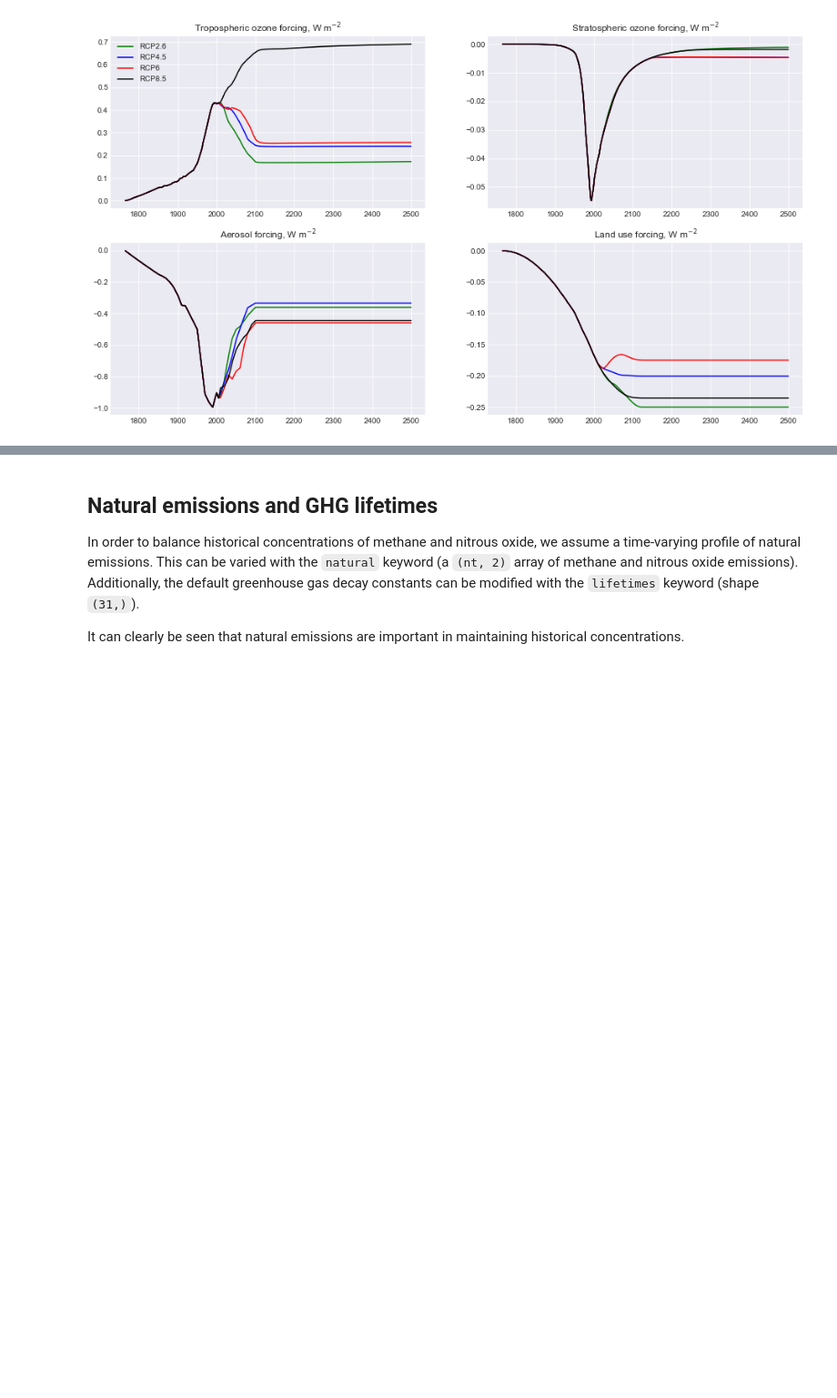
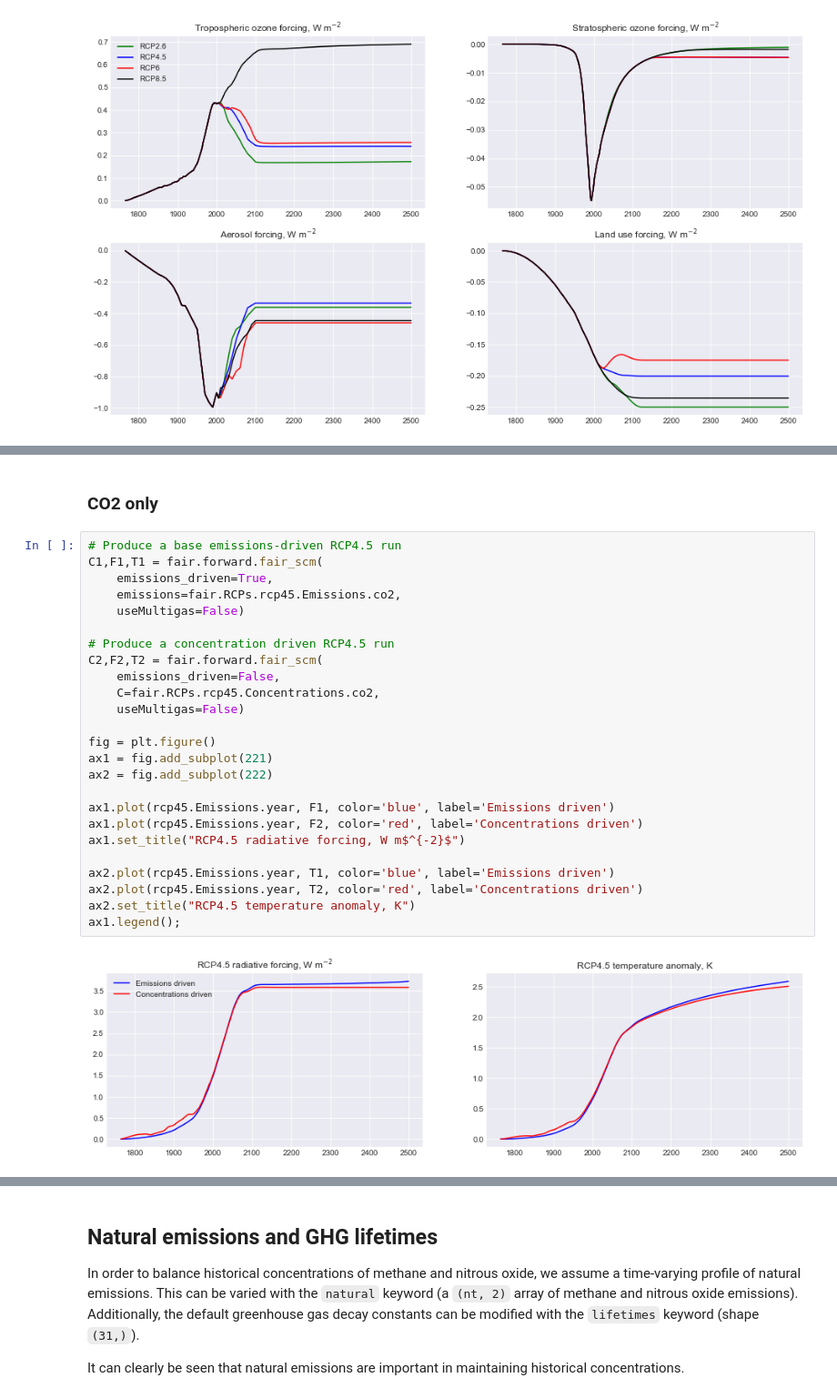
Before and after one commit to OMS-NetZero/FAIR, a Jupyter notebook: docs/examples.ipynb, the cells around one changed output, grey strips where cells are left out. Shown at 91% size. Drawn from its saved outputs; the diff is of its cells as text; blank space fills up the shorter version.

Commit message:
Set up FAIR to run concentration driven. Much, much refactoring to do.

```diff
--- a/docs/examples.ipynb
+++ b/docs/examples.ipynb
@@ -733,0 +738,29 @@ ax1.legend();
+# %% [markdown]
+### CO2 only
+# %%
+# Produce a base emissions-driven RCP4.5 run
+C1,F1,T1 = fair.forward.fair_scm(
+    emissions_driven=True,
+    emissions=fair.RCPs.rcp45.Emissions.co2,
+    useMultigas=False)
+
+# Produce a concentration driven RCP4.5 run
+C2,F2,T2 = fair.forward.fair_scm(
+    emissions_driven=False,
+    C=fair.RCPs.rcp45.Concentrations.co2,
+    useMultigas=False)
+
+fig = plt.figure()
+ax1 = fig.add_subplot(221)
+ax2 = fig.add_subplot(222)
+
+ax1.plot(rcp45.Emissions.year, F1, color='blue', label='Emissions driven')
+ax1.plot(rcp45.Emissions.year, F2, color='red', label='Concentrations driven')
+ax1.set_title("RCP4.5 radiative forcing, W m$^{-2}$")
+
+ax2.plot(rcp45.Emissions.year, T1, color='blue', label='Emissions driven')
+ax2.plot(rcp45.Emissions.year, T2, color='red', label='Concentrations driven')
+ax2.set_title("RCP4.5 temperature anomaly, K")
+ax1.legend();
+# %% [output]
+[figure, added]
```
Also changed, not shown: parts of 3 cells of this notebook, 40 other files.
